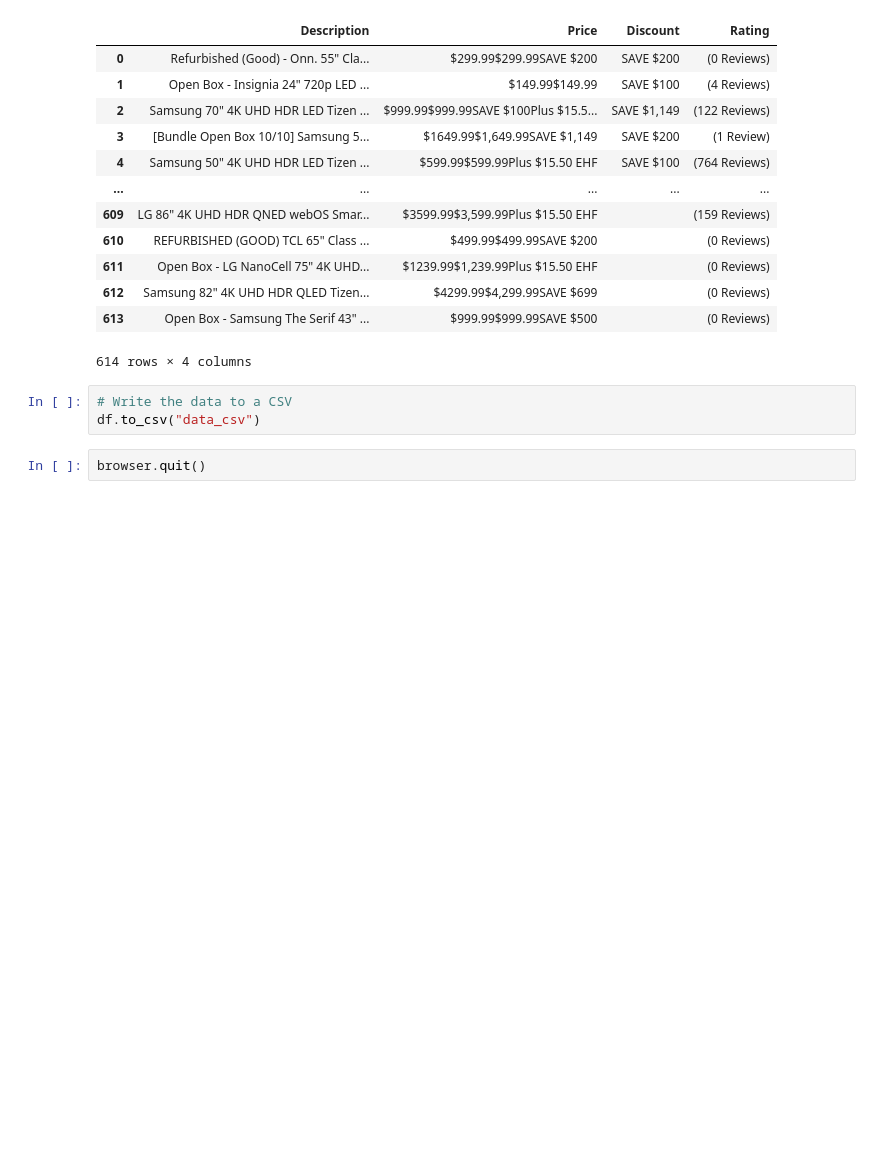
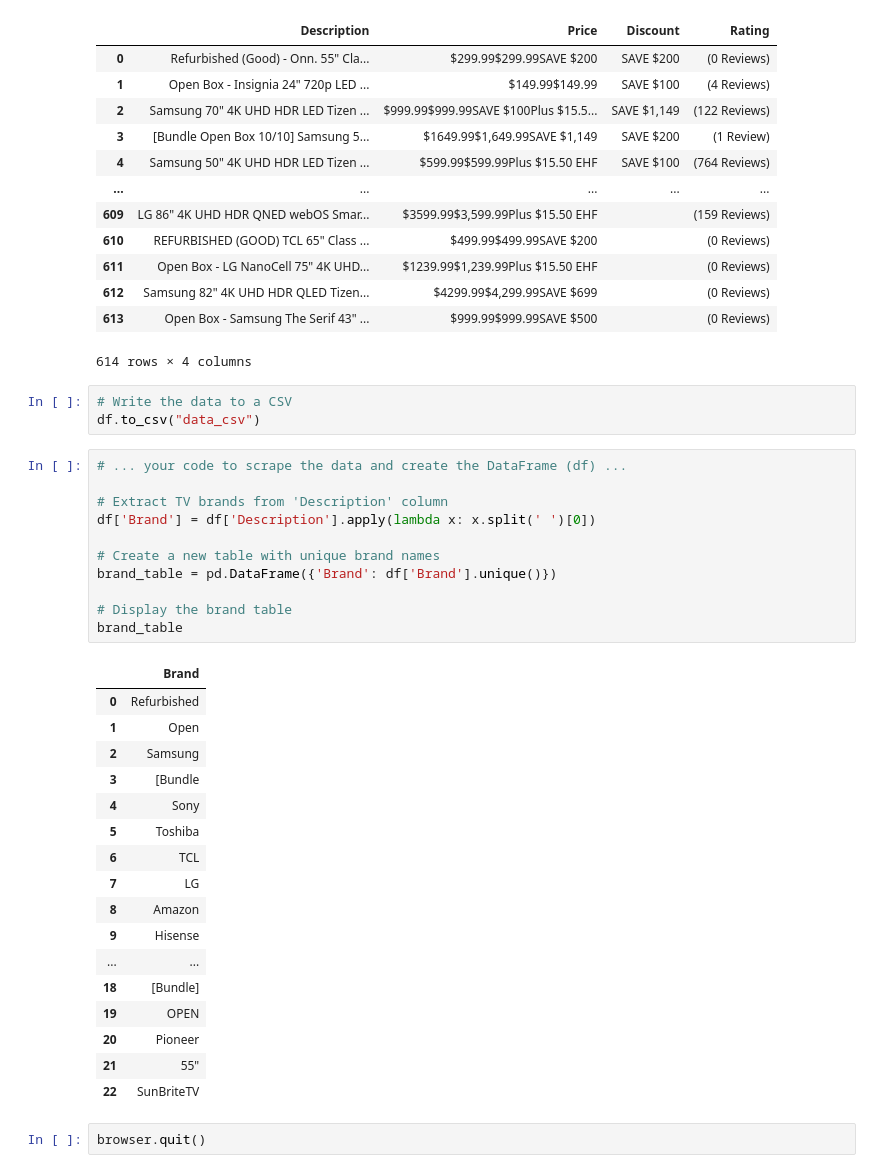
Before and after one commit to kdmorjam/best-buy-project3, a Jupyter notebook: Bestbuy_WebScrapping.ipynb, the cells around one changed output. Cells and saved outputs as stored; diff of their text form; blank space fills up the shorter version.

```diff
--- a/Bestbuy_WebScrapping.ipynb
+++ b/Bestbuy_WebScrapping.ipynb
@@ -193,5 +193,34 @@ df
 # %%
 # Write the data to a CSV
 df.to_csv("data_csv")
+# %%
+# ... your code to scrape the data and create the DataFrame (df) ...
+
+# Extract TV brands from 'Description' column
+df['Brand'] = df['Description'].apply(lambda x: x.split(' ')[0])
+
+# Create a new table with unique brand names
+brand_table = pd.DataFrame({'Brand': df['Brand'].unique()})
+
+# Display the brand table
+brand_table
+# %% [output]
+|  | Brand |
+| 0 | Refurbished |
+| 1 | Open |
+| 2 | Samsung |
+| 3 | [Bundle |
+| 4 | Sony |
+| 5 | Toshiba |
+| 6 | TCL |
+| 7 | LG |
+| 8 | Amazon |
+| 9 | Hisense |
+| ... | ... |
+| 18 | [Bundle] |
+| 19 | OPEN |
+| 20 | Pioneer |
+| 21 | 55" |
+| 22 | SunBriteTV |
 # %%
 browser.quit()
```
